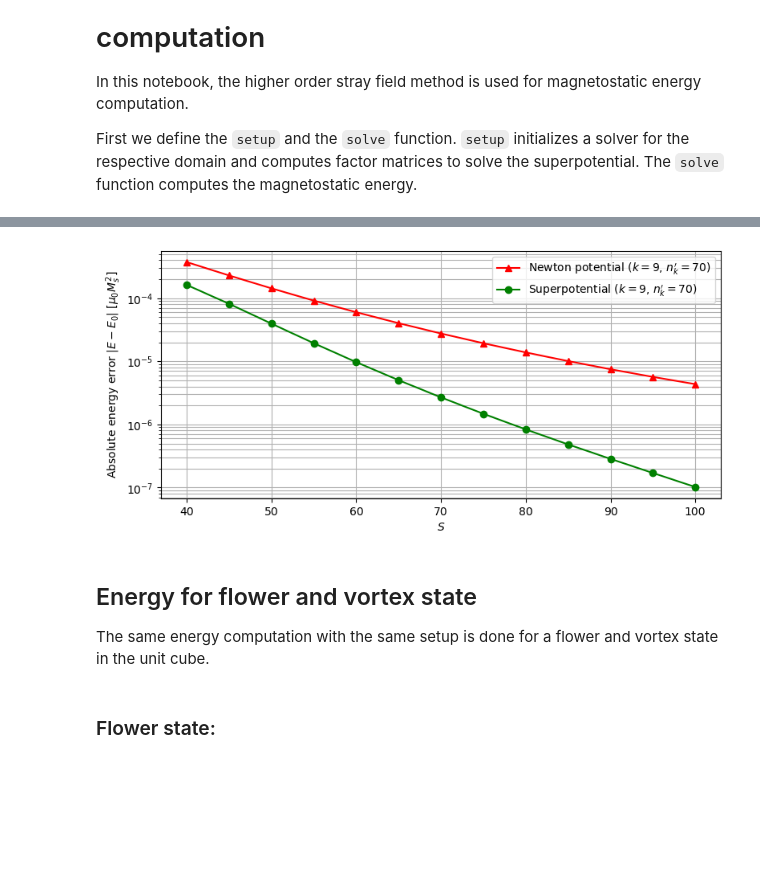
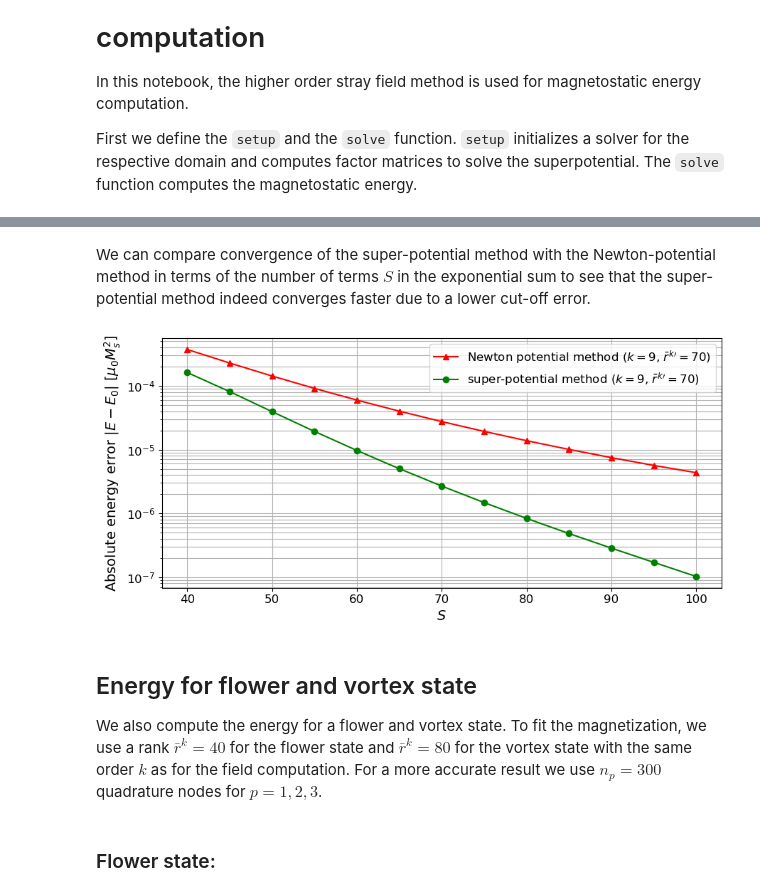
Before and after one commit to schaffer9/ho-stray-field, a Jupyter notebook: examples/energy.ipynb, the cells around one changed output, grey strips where cells are left out. Saved outputs shown, nothing was run; the diff lists cells and outputs as text; code cells hidden in the pictures; blank space fills up the shorter version.

```diff
--- a/examples/energy.ipynb
+++ b/examples/energy.ipynb
@@ -165 +217,3 @@ plt.show()
+# %% [markdown]
+We can compare convergence of the super-potential method with the Newton-potential method in terms of the number of terms $S$ in the exponential sum to see that the super-potential method indeed converges faster due to a lower cut-off error.
 # %%
@@ -215,31 +259,34 @@ for s in ss:
 # %%
-plt.figure(figsize=(9, 4))
-hosf_result = pd.read_csv("energy_uniform_s_np.csv")
+fig = plt.figure(figsize=(9, 4.3))
+hosf_result = pd.read_csv("results/energy_uniform_s_np.csv")
 ss = hosf_result.s.unique()
 k = hosf_result.loc[0].k
-n = hosf_result.loc[0].n
+r = hosf_result.loc[0].r
 
-plt.plot(ss, abs(hosf_result.energy - 1 / 6), "-^", color="red", label=f"Newton potential ($k={k:.0f}$, $n_k'={n:.0f}$)")
-#plt.plot(ss, [9e-3 * 1.09 ** (-s) for s in ss], "--", color="k", label=r"$\sim 1.05^{-s}$")
+plt.plot(ss, abs(hosf_result.energy - 1 / 6), "-^", color="red", label=f"Newton potential method ($k={k:.0f}$, $\\bar r^k{{'}}={r:.0f}$)")
 
-hosf_result = pd.read_csv("energy_uniform_s_sp.csv")
+hosf_result = pd.read_csv("results/energy_uniform_s_sp.csv")
 ss = hosf_result.s.unique()
 k = hosf_result.loc[0].k
-n = hosf_result.loc[0].n
+r = hosf_result.loc[0].r
 
-plt.plot(ss, abs(hosf_result.energy - 1 / 6), "-o", color="green", label=f"Superpotential ($k={k:.0f}$, $n_k'={n:.0f}$)")
-#plt.plot(ss, [5e-2 * 1.14 ** (-s) for s in ss], ":", color="k", label=r"$\sim 1.135^{-s}$")
-plt.xlabel("$S$")
-plt.ylabel(r"Absolute energy error $|E - E_0|$ $[\mu_0 M_s^2]$")
+plt.plot(ss, abs(hosf_result.energy - 1 / 6), "-o", color="green", label=f"super-potential method ($k={k:.0f}$, $\\bar r^k{{'}}={r:.0f}$)")
+
+plt.xlabel("$S$", fontsize=14)
+plt.ylabel(r"Absolute energy error $|E - E_0|$ $[\mu_0 M_s^2]$", fontsize=14)
+plt.legend(fontsize=12)
+plt.gca().tick_params(axis='both', which='major', labelsize=12)
 plt.yscale("log")
-plt.legend()
 plt.grid(which="both")
+plt.tight_layout()
+
+plt.savefig("results/uniform_np_sp_comparison.pdf")
 # %% [output]
-[figure, old version]
+[figure, new version]
 # %% [markdown]
 ## Energy for flower and vortex state
 
-The same energy computation with the same setup is done for a flower and vortex state in the unit cube.
+We also compute the energy for a flower and vortex state. To fit the magnetization, we use a rank $\bar r^k=40$ for the flower state and $\bar r^k=80$ for the vortex state with the same order $k$ as for the field computation. For a more accurate result we use $n_p=300$ quadrature nodes for $p=1,2,3$.
 # %% [markdown]
 ### Flower state:
 # %%
```
Also changed, not shown: parts of 18 cells of this notebook, 37 other files.
